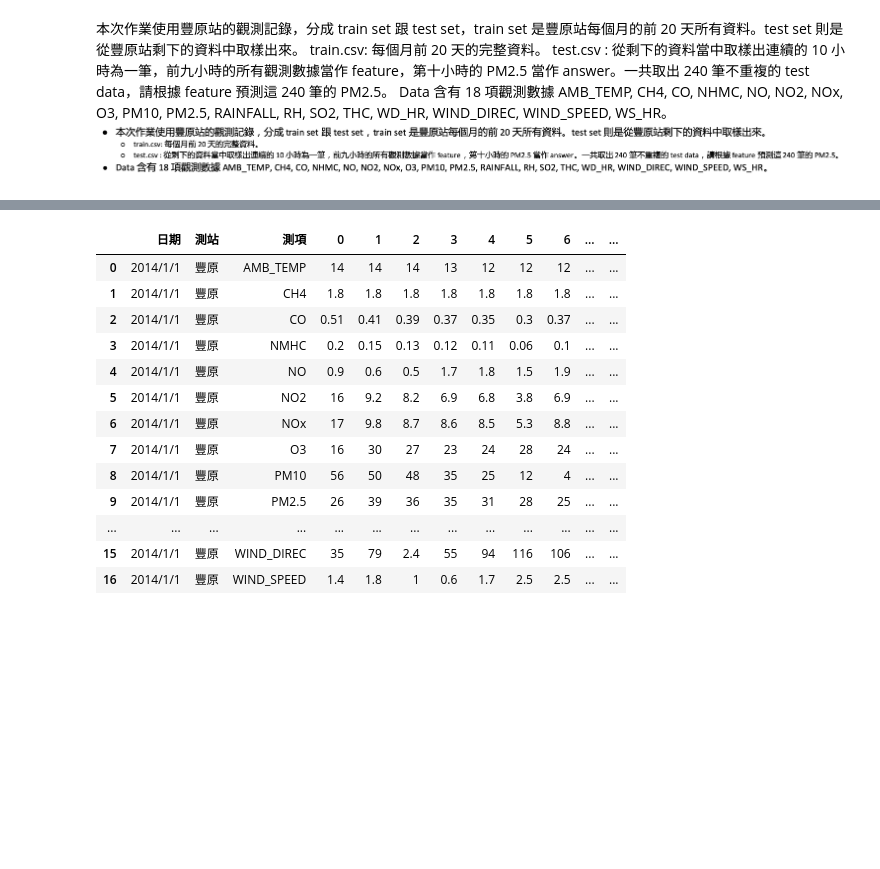
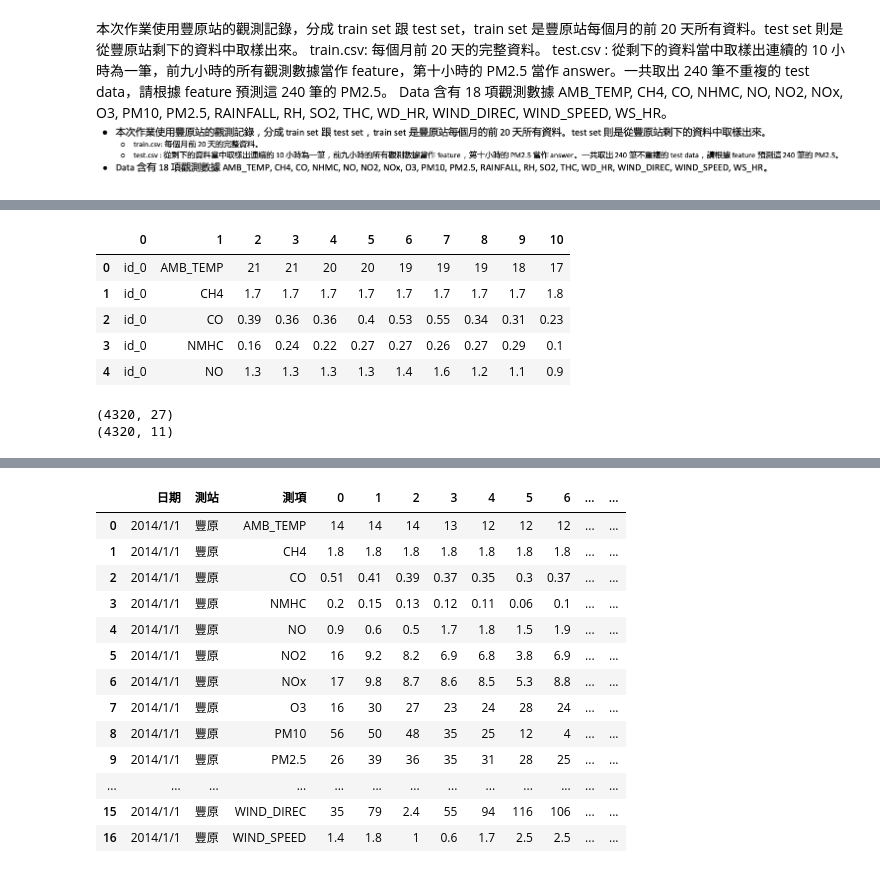
Before and after one commit to paxton615/Predict_PM2.5, a Jupyter notebook: Predict_PM2.5.ipynb, the cells around one changed output, grey strips where cells are left out. Cells and saved outputs as stored; diff of their text form; code cells hidden in the pictures; blank space fills up the shorter version.

```diff
--- a/Predict_PM2.5.ipynb
+++ b/Predict_PM2.5.ipynb
@@ -11,0 +27,15 @@ Data 含有 18 項觀測數據 AMB_TEMP, CH4, CO, NHMC, NO, NO2, NOx, O3, PM10,
+# %%
+test.head(5)
+# %% [output]
+|  | 0 | 1 | 2 | 3 | 4 | 5 | 6 | 7 | 8 | 9 | 10 |
+| 0 | id_0 | AMB_TEMP | 21 | 21 | 20 | 20 | 19 | 19 | 19 | 18 | 17 |
+| 1 | id_0 | CH4 | 1.7 | 1.7 | 1.7 | 1.7 | 1.7 | 1.7 | 1.7 | 1.7 | 1.8 |
+| 2 | id_0 | CO | 0.39 | 0.36 | 0.36 | 0.4 | 0.53 | 0.55 | 0.34 | 0.31 | 0.23 |
+| 3 | id_0 | NMHC | 0.16 | 0.24 | 0.22 | 0.27 | 0.27 | 0.26 | 0.27 | 0.29 | 0.1 |
+| 4 | id_0 | NO | 1.3 | 1.3 | 1.3 | 1.3 | 1.4 | 1.6 | 1.2 | 1.1 | 0.9 |
+# %%
+print(train.shape)
+print(test.shape)
+# %% [output]
+(4320, 27)
+(4320, 11)
```
Also changed, not shown: parts of 8 cells of this notebook.
